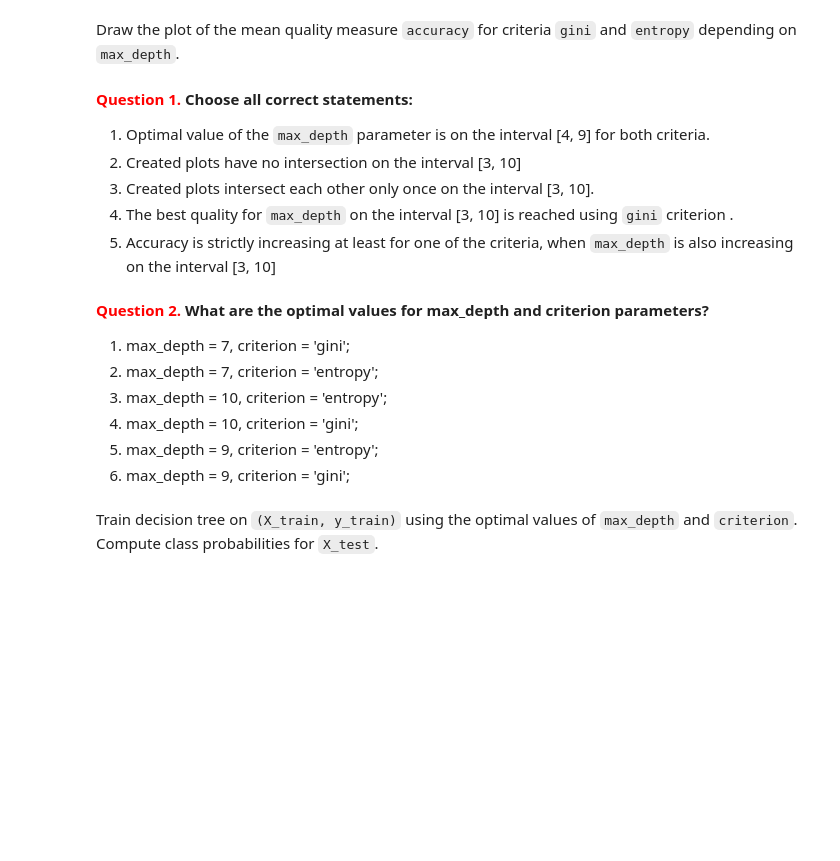
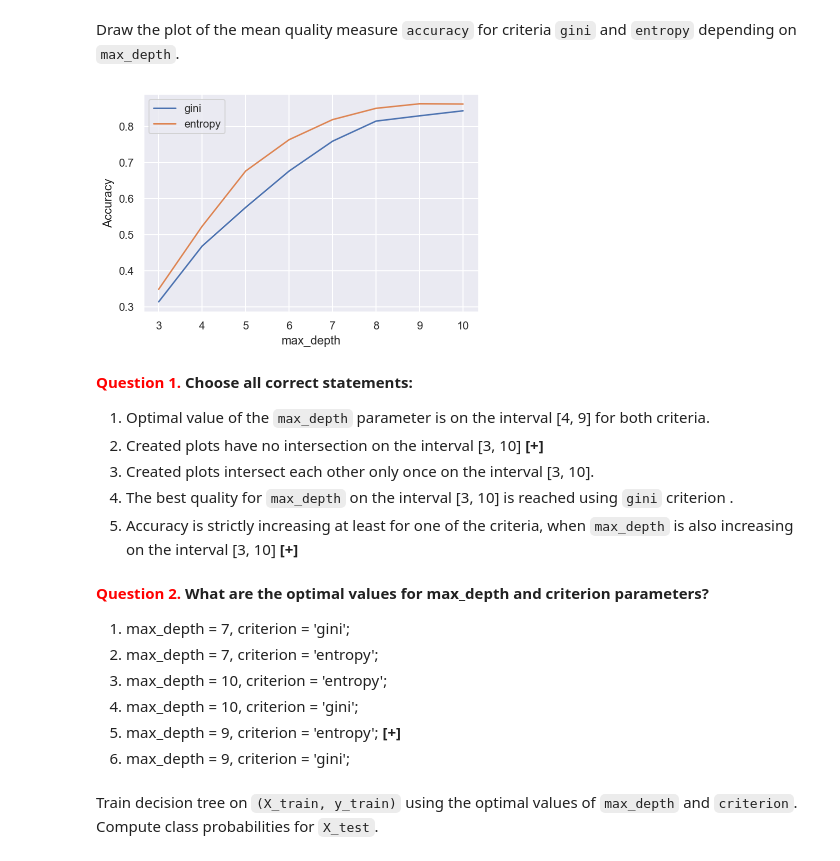
Before and after one commit to Extremesarova/mlcourse, a Jupyter notebook: assignment03/assignment03_optional_implement_decision_tree.ipynb, the cells around one changed output. Cells and saved outputs as stored; diff of their text form; code cells hidden in the pictures; blank space fills up the shorter version.

Commit message:
added implemetation of the decision tree algorithm

```diff
--- a/assignment03/assignment03_optional_implement_decision_tree.ipynb
+++ b/assignment03/assignment03_optional_implement_decision_tree.ipynb
@@ -95,12 +95,10 @@ def variance(y):
 
 
 def mad_median(y):
-    n = len(y)
-
     return np.mean(np.abs(y - np.median(y)))
 
 
-criteria_dict = {
+criteria = {
     "entropy": entropy,
     "gini": gini,
     "variance": variance,
@@ -184,6 +269,6 @@ Download the dataset `digits` using the method `load_digits`. Split the data int
 # %%
 # You code here (read-only in a JupyterBook, pls run jupyter-notebook to edit)
 digits = load_digits()
-X_train, X_valid, y_train, y_valid = train_test_split(
+X_train, X_test, y_train, y_test = train_test_split(
     digits.data, digits.target, test_size=0.2, random_state=RANDOM_STATE
 )
@@ -193,0 +300,15 @@ Using 5-folds cross-validation (`GridSearchCV`) pick up the optimal values of th
+# %%
+%%time
+tree_params = {"max_depth": list(range(3, 11))}
+
+grid_clf_crit_gini = GridSearchCV(
+    estimator=DecisionTree(criterion="gini"),
+    param_grid=tree_params,
+    cv=5,
+    scoring="accuracy",
+    n_jobs=-1,
+)
+
+grid_clf_crit_gini.fit(X_train, y_train)
+
+print(grid_clf_crit_gini.best_score_, grid_clf_crit_gini.best_params_)
@@ -193,0 +319,14 @@ Using 5-folds cross-validation (`GridSearchCV`) pick up the optimal values of th
+# %%
+%%time
+
+grid_clf_crit_entropy = GridSearchCV(
+    estimator=DecisionTree(criterion="entropy"),
+    param_grid=tree_params,
+    cv=5,
+    scoring="accuracy",
+    n_jobs=-1,
+)
+
+grid_clf_crit_entropy.fit(X_train, y_train)
+
+print(grid_clf_crit_entropy.best_score_, grid_clf_crit_entropy.best_params_)
@@ -198,17 +339,29 @@ Draw the plot of the mean quality measure `accuracy` for criteria `gini` and `en
+# %%
+scores_for_crit_gini = np.array(grid_clf_crit_gini.cv_results_["mean_test_score"])
+scores_for_crit_entropy = np.array(grid_clf_crit_entropy.cv_results_["mean_test_score"])
+
+plt.plot(tree_params["max_depth"], scores_for_crit_gini, label="gini")
+plt.plot(tree_params["max_depth"], scores_for_crit_entropy, label="entropy")
+plt.legend(loc="best")
+plt.xlabel("max_depth")
+plt.ylabel("Accuracy")
+plt.show()
+# %% [output]
+[figure, added]
 # %% [markdown]
 **<font color='red'>Question 1.</font> Choose all correct statements:**
 1. Optimal value of the `max_depth` parameter is on the interval [4, 9] for both criteria.
-2. Created plots have no intersection on the interval [3, 10]
+2. Created plots have no intersection on the interval [3, 10] **[+]**
 3. Created plots intersect each other only once on the interval [3, 10].
 4. The best quality for `max_depth` on the interval [3, 10] is reached using `gini` criterion .
-5. Accuracy is strictly increasing at least for one of the criteria, when `max_depth` is also increasing on the interval [3, 10]
+5. Accuracy is strictly increasing at least for one of the criteria, when `max_depth` is also increasing on the interval [3, 10] **[+]**
 # %% [markdown]
 **<font color='red'>Question 2.</font> What are the optimal values for max_depth and criterion parameters?**
 1. max_depth = 7, criterion = 'gini';
 2. max_depth = 7, criterion = 'entropy';
 3. max_depth = 10, criterion = 'entropy';
 4. max_depth = 10, criterion = 'gini';
-5. max_depth = 9, criterion = 'entropy';
+5. max_depth = 9, criterion = 'entropy'; **[+]**
 6. max_depth = 9, criterion = 'gini';
 # %% [markdown]
 Train decision tree on `(X_train, y_train)` using the optimal values of `max_depth` and `criterion`. Compute class probabilities for `X_test`.
```
Also changed, not shown: parts of 18 cells of this notebook, 1 other file.
